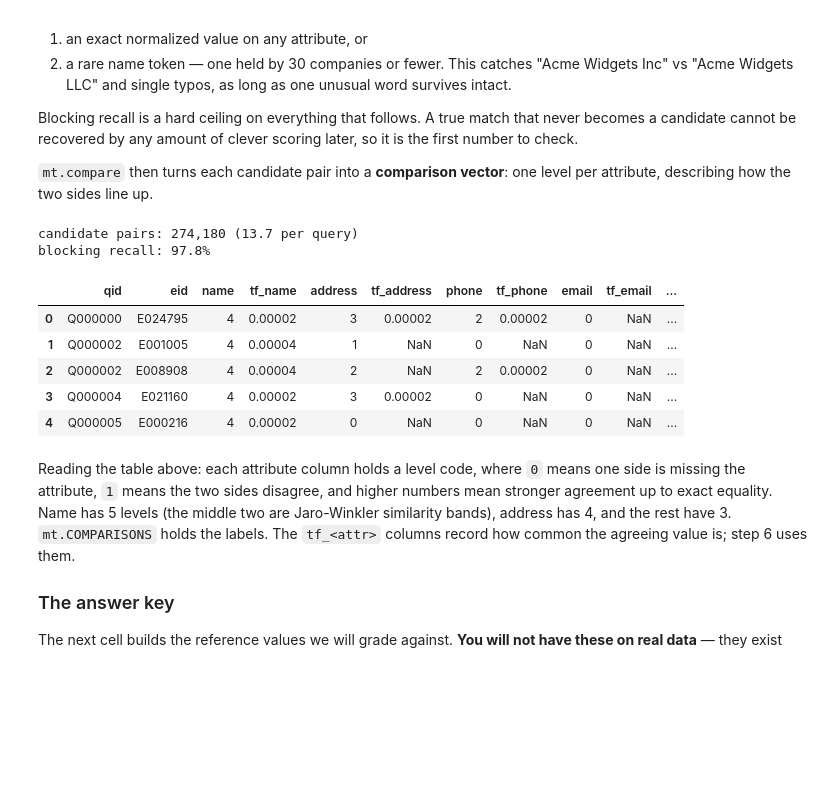
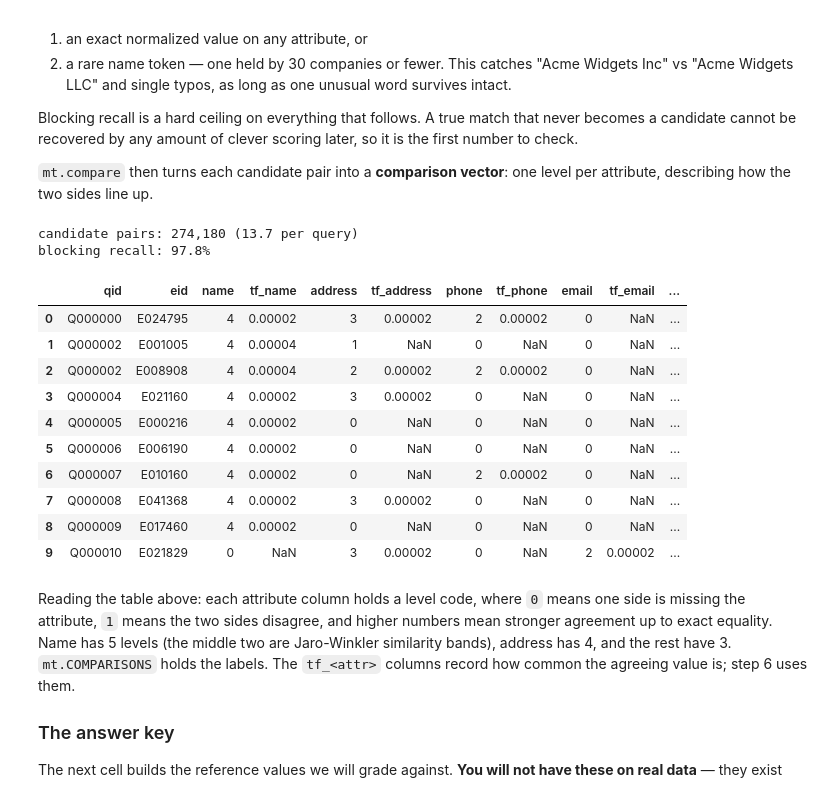
Before and after one commit to anderaa/entity-match, a Jupyter notebook: walkthrough.ipynb, the cells around one changed output. Saved outputs shown, nothing was run; the diff lists cells and outputs as text; code cells hidden in the pictures; blank space fills up the shorter version.

```diff
--- a/walkthrough.ipynb
+++ b/walkthrough.ipynb
@@ -158,21 +158,26 @@ level per attribute, describing how the two sides line up.
 # %%
 cand = pd.concat([mt.block_exact(q, e, ATTRS), mt.block_name_tokens(q, e)]).drop_duplicates()
 truth = T.dropna(subset=["entity_id"]).rename(columns={"query_id": "qid", "entity_id": "eid"})
 recall = truth.merge(cand, on=["qid", "eid"]).shape[0] / len(truth)
 print(f"candidate pairs: {len(cand):,} ({len(cand) / NQ:.1f} per query)")
 print(f"blocking recall: {recall:.1%}")
 
 L = mt.compare(cand, q, e, tf)
-L.head()
+L.head(10)
 # %% [output]
 candidate pairs: 274,180 (13.7 per query)
 blocking recall: 97.8%
 |  | qid | eid | name | tf_name | address | tf_address | phone | tf_phone | email | tf_email | ... |
 | 0 | Q000000 | E024795 | 4 | 0.00002 | 3 | 0.00002 | 2 | 0.00002 | 0 | NaN | ... |
 | 1 | Q000002 | E001005 | 4 | 0.00004 | 1 | NaN | 0 | NaN | 0 | NaN | ... |
-| 2 | Q000002 | E008908 | 4 | 0.00004 | 2 | NaN | 2 | 0.00002 | 0 | NaN | ... |
+| 2 | Q000002 | E008908 | 4 | 0.00004 | 2 | 0.00002 | 2 | 0.00002 | 0 | NaN | ... |
 | 3 | Q000004 | E021160 | 4 | 0.00002 | 3 | 0.00002 | 0 | NaN | 0 | NaN | ... |
 | 4 | Q000005 | E000216 | 4 | 0.00002 | 0 | NaN | 0 | NaN | 0 | NaN | ... |
+| 5 | Q000006 | E006190 | 4 | 0.00002 | 0 | NaN | 0 | NaN | 0 | NaN | ... |
+| 6 | Q000007 | E010160 | 4 | 0.00002 | 0 | NaN | 2 | 0.00002 | 0 | NaN | ... |
+| 7 | Q000008 | E041368 | 4 | 0.00002 | 3 | 0.00002 | 0 | NaN | 0 | NaN | ... |
+| 8 | Q000009 | E017460 | 4 | 0.00002 | 0 | NaN | 0 | NaN | 0 | NaN | ... |
+| 9 | Q000010 | E021829 | 0 | NaN | 3 | 0.00002 | 0 | NaN | 2 | 0.00002 | ... |
 # %% [markdown]
 Reading the table above: each attribute column holds a level code, where `0`
 means one side is missing the attribute, `1` means the two sides disagree, and
```
Also changed, not shown: parts of 6 cells of this notebook, 5 other files.
